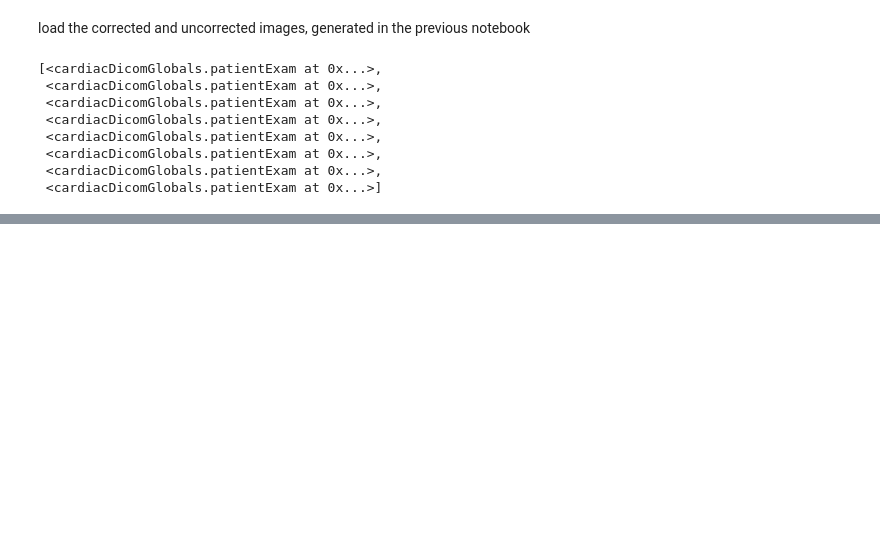
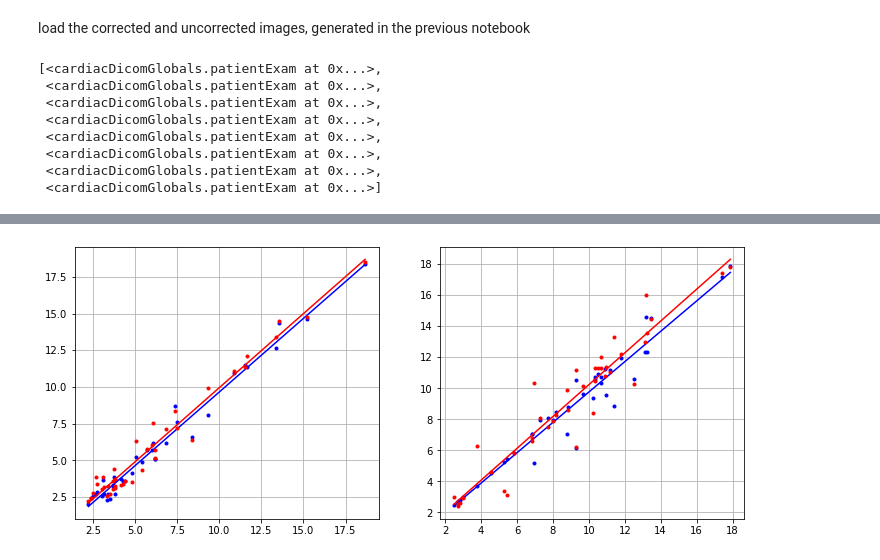
Before and after one commit to galenreed/spiralB0MapCorrection, a Jupyter notebook: 4_analyzeCorrectionResults.ipynb, the cells around one changed output, grey strips where cells are left out. Drawn from its saved outputs; the diff is of its cells as text; code cells hidden in the pictures; blank space fills up the shorter version.

```diff
--- a/4_analyzeCorrectionResults.ipynb
+++ b/4_analyzeCorrectionResults.ipynb
@@ -409,3 +391,99 @@ cdg.patientList
  <cardiacDicomGlobals.patientExam at 0x...>,
  <cardiacDicomGlobals.patientExam at 0x...>,
  <cardiacDicomGlobals.patientExam at 0x...>]
+# %%
+
+df = pd.DataFrame()
+ind = 0
+
+long_x = []
+long_y1 = []
+long_y2 = []
+short_x = []
+short_y1 = []
+short_y2 = []
+
+long_fwhm_unc = []
+long_fwhm_gs = []
+long_fwhm_mfi = []
+short_fwhm_unc = []
+short_fwhm_gs = []
+short_fwhm_mfi = []
+
+
+for patient in cdg.patientList:
+
+
+    inFileName = "B0CorrectedImages/" + patient.mfr + ".mat"
+    x = loadmat(inFileName)
+    readoutStr = x['readoutStr']
+
+    circ_profile_unc = x['circ_profile_unc']
+    circ_profile_gs = x['circ_profile_gs']
+    circ_profile_mfi = x['circ_profile_mfi']
+
+    circ_fwhm_unc = x['fwhm_unc']
+    circ_fwhm_gs =  x['fwhm_gs']
+    circ_fwhm_mfi = x['fwhm_mfi']
+
+    x = np.squeeze(circ_profile_unc)
+    y1 = np.squeeze(circ_profile_gs)
+    y2 = np.squeeze(circ_profile_mfi)
+
+    fwhm_unc = np.squeeze(circ_fwhm_unc)
+    fwhm_gs = np.squeeze(circ_fwhm_gs)
+    fwhm_mfi = np.squeeze(circ_fwhm_mfi)
+
+    for seg in range(len(x)):
+        if readoutStr =='short':
+            short_x.append(x[seg])
+            short_y1.append(y1[seg])
+            short_y2.append(y2[seg])
+
+            if(fwhm_unc[seg]>0) and (fwhm_gs[seg]>0) and (fwhm_mfi[seg]>0):
+                short_fwhm_unc.append(fwhm_unc[seg])
+                short_fwhm_gs.append(fwhm_gs[seg])
+                short_fwhm_mfi.append(fwhm_mfi[seg])
+
+        else:
+            long_x.append(x[seg])
+            long_y1.append(y1[seg])
+            long_y2.append(y2[seg])
+
+            if(fwhm_unc[seg]>0) and (fwhm_gs[seg]>0) and (fwhm_mfi[seg]>0):
+                if(fwhm_unc[seg]<45) and (fwhm_gs[seg]<45) and (fwhm_mfi[seg]<25):
+
+                    long_fwhm_unc.append(fwhm_unc[seg])
+                    long_fwhm_gs.append(fwhm_gs[seg])
+                    long_fwhm_mfi.append(fwhm_mfi[seg])
+
+def applyFits(x,y):
+    x  = np.array(x)
+    y  = np.array(y)
+    xp = np.linspace(x.min(), x.max(), 100)
+    z  = np.polyfit(x, y, 1)
+    fit = np.poly1d(z)
+    return xp, z, fit
+
+
+xp1s, z1s, fit1s = applyFits(short_x, short_y1)
+xp2s, z2s, fit2s = applyFits(short_x, short_y2)
+xp1l, z1l, fit1l = applyFits(long_x, long_y1)
+xp2l, z2l, fit2l = applyFits(long_x, long_y2)
+
+print(z1s)
+print(z2s)
+
+print(z1l)
+print(z2l)
+
+fig, (ax1, ax2) = plt.subplots(1,2,figsize=(12,5))
+
+ax1.plot(short_x, short_y1,'b.',xp1s, fit1s(xp1s),'b-')
+ax1.plot(short_x, short_y2,'r.',xp2s, fit2s(xp2s),'r-')
+ax1.grid(True)
+
+ax2.plot(long_x, long_y1,'b.',xp1l, fit1l(xp1l),'b-')
+ax2.plot(long_x, long_y2,'r.',xp2l, fit2l(xp2l),'r-')
+ax2.grid(True)
+# %% [output]
@@ -411,0 +494 @@ cdg.patientList
+[figure, added]
```
Also changed, not shown: parts of 8 cells of this notebook, 2 other files.
